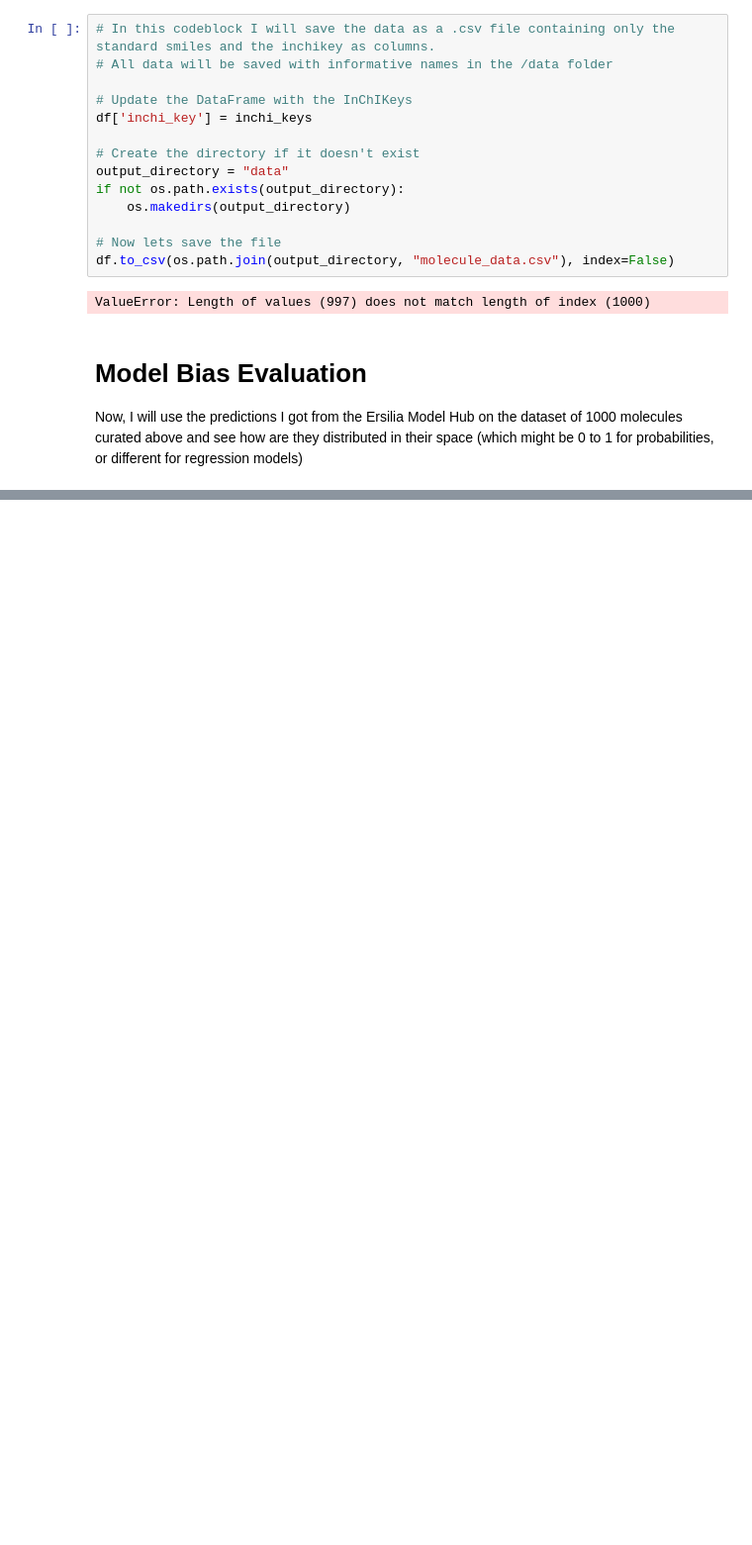
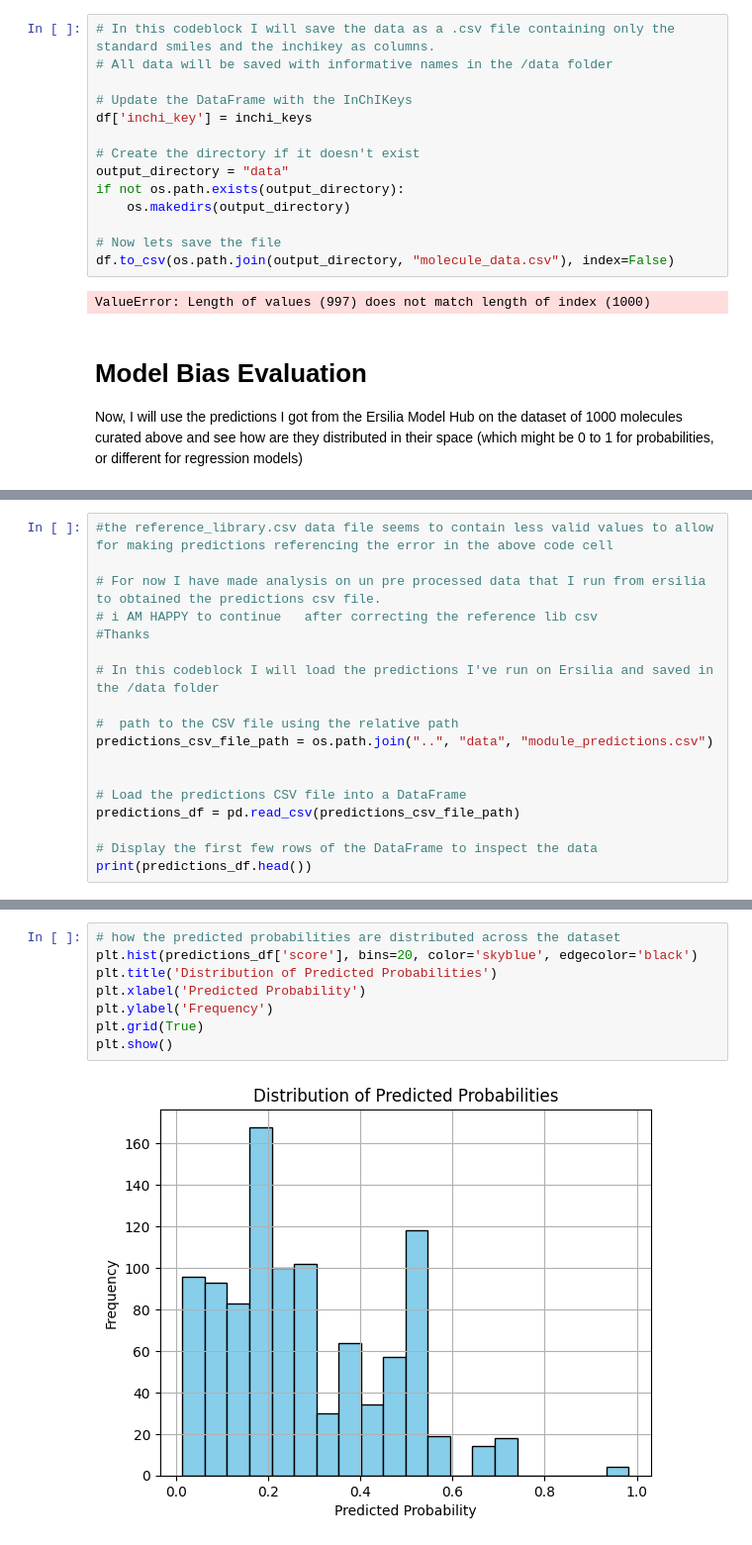
Before and after one commit to jona42-ui/eos4tcc-model-validation, a Jupyter notebook: notebooks/00_model_bias.ipynb, the cells around one changed output, grey strips where cells are left out. Shown at 99% size. Saved outputs shown, nothing was run; the diff lists cells and outputs as text; blank space fills up the shorter version.

```diff
--- a/notebooks/00_model_bias.ipynb
+++ b/notebooks/00_model_bias.ipynb
@@ -151,0 +145,18 @@ Now, I will use the predictions I got from the Ersilia Model Hub on the dataset
+# %%
+#the reference_library.csv data file seems to contain less valid values to allow for making predictions referencing the error in the above code cell
+
+# For now I have made analysis on un pre processed data that I run from ersilia to obtained the predictions csv file.
+# i AM HAPPY to continue   after correcting the reference lib csv
+#Thanks
+
+# In this codeblock I will load the predictions I've run on Ersilia and saved in the /data folder
+
+#  path to the CSV file using the relative path
+predictions_csv_file_path = os.path.join("..", "data", "module_predictions.csv")
+
+
+# Load the predictions CSV file into a DataFrame
+predictions_df = pd.read_csv(predictions_csv_file_path)
+
+# Display the first few rows of the DataFrame to inspect the data
+print(predictions_df.head())
@@ -153,0 +210,10 @@ Now, I will use the predictions I got from the Ersilia Model Hub on the dataset
+# %%
+# how the predicted probabilities are distributed across the dataset
+plt.hist(predictions_df['score'], bins=20, color='skyblue', edgecolor='black')
+plt.title('Distribution of Predicted Probabilities')
+plt.xlabel('Predicted Probability')
+plt.ylabel('Frequency')
+plt.grid(True)
+plt.show()
+# %% [output]
+[figure, added]
```
Also changed, not shown: parts of 7 cells of this notebook, 1 other file.
